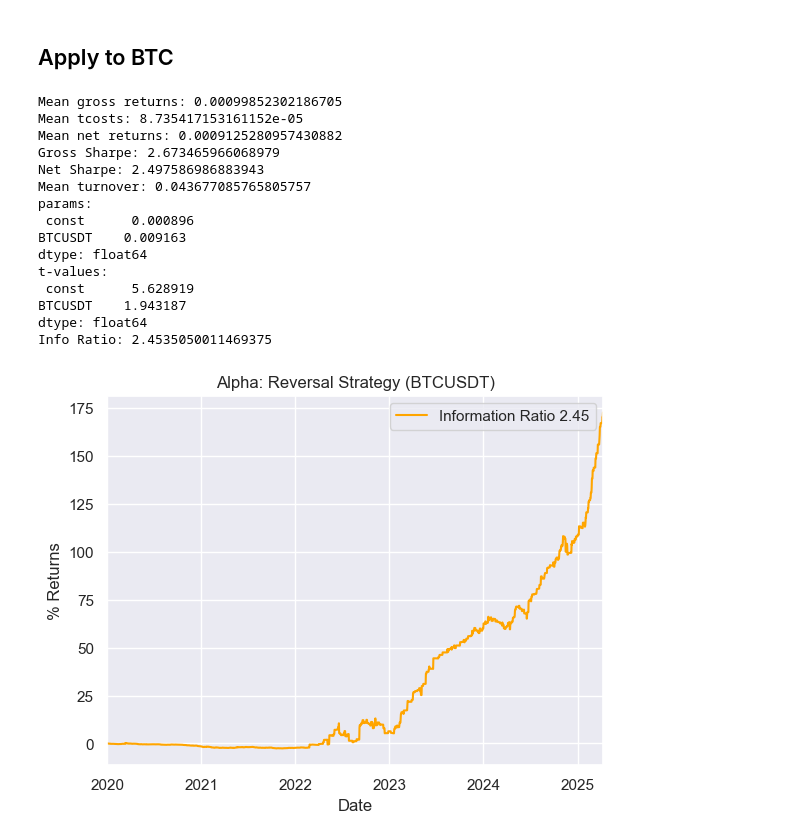
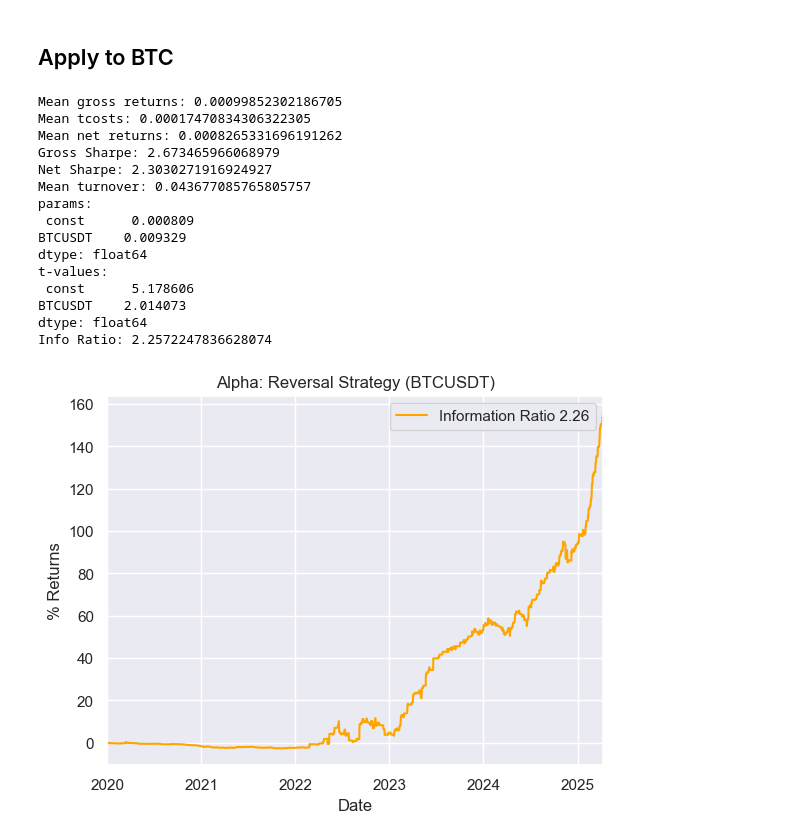
Before and after one commit to nathanteverett/portfolio, a Jupyter notebook: crypto_stat_arb/mom_and_rev_strats/Correlated Basket Pair Reversal in Crypto.ipynb, the cells around one changed output. Saved outputs shown, nothing was run; the diff lists cells and outputs as text; code cells hidden in the pictures.

```diff
--- a/crypto_stat_arb/mom_and_rev_strats/Correlated Basket Pair Reversal in Crypto.ipynb
+++ b/crypto_stat_arb/mom_and_rev_strats/Correlated Basket Pair Reversal in Crypto.ipynb
@@ -487,40 +487,40 @@ thresh = 0.3
 mr_sig = ((di[0]*di[1]).diff().sum(1)).abs()
 sig_thresh = np.max(mr_sig)*thresh
 
 sec = roll_reg['indep var']
 betas = roll_reg['betas']
 basket = roll_reg['dep vars']
 
 rev_port = pairs_trade_smooth(sec, basket, betas, threshold=1.5)
 rev_port = rev_port.where(mr_sig > sig_thresh, 0)
 rev_port[master_sec] = -1*rev_port.sum(1)
 
 rets = returns(rev_port, ret)
 rets.norm()
-rets.gen_returns()
+rets.gen_returns(tcost_bps = 40)
 
 beta = ret[master_sec].fillna(0)
 rets.purify(beta)
 
 
 (rets.alpha*100).cumsum().plot(title= f'Alpha: Reversal Strategy ({master_sec})', xlabel='Date', ylabel= '% Returns',
                               label = f"Information Ratio {rets.ir:.2f}", color = 'orange')
 plt.legend()
 plt.savefig('Reversal strat')
 # %% [output]
 Mean gross returns: 0.00099852302186705
-Mean tcosts: 8.735417153161152e-05
-Mean net returns: 0.0009125280957430882
+Mean tcosts: 0.00017470834306322305
+Mean net returns: 0.0008265331696191262
 Gross Sharpe: 2.673465966068979
-Net Sharpe: 2.497586986883943
+Net Sharpe: 2.3030271916924927
 Mean turnover: 0.043677085765805757
 params:
- const      0.000896
-BTCUSDT    0.009163
+ const      0.000809
+BTCUSDT    0.009329
 dtype: float64
 t-values:
- const      5.628919
-BTCUSDT    1.943187
+ const      5.178606
+BTCUSDT    2.014073
 dtype: float64
-Info Ratio: 2.4535050011469375
+Info Ratio: 2.2572247836628074
-[figure, old version]
+[figure, new version]
```
Also changed, not shown: parts of 7 cells of this notebook, 1 other file.
